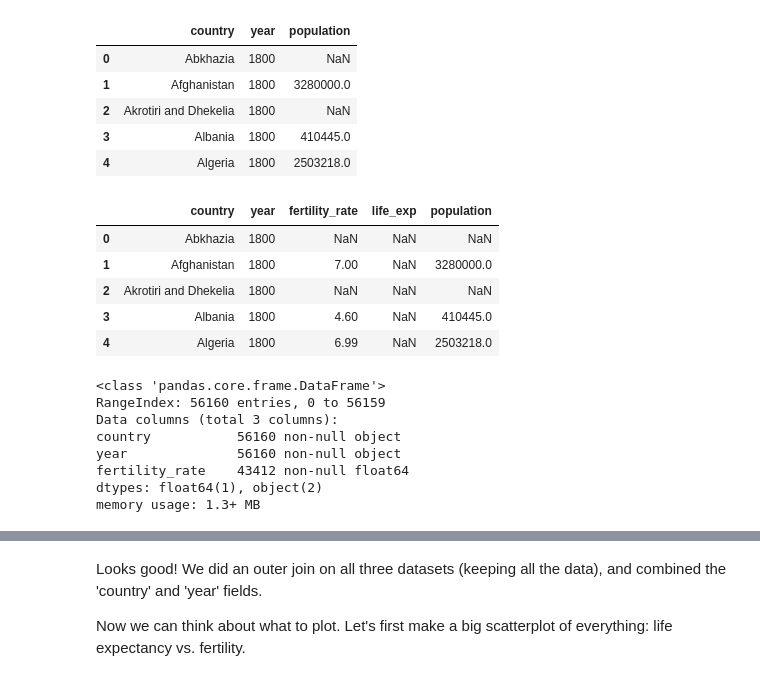
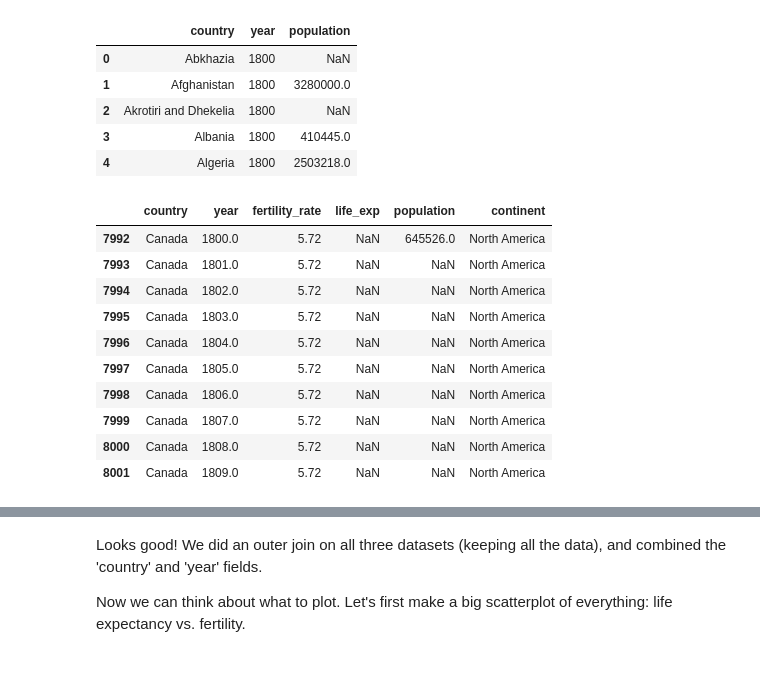
Before and after one commit to mbonsma/python-workshop, a Jupyter notebook: python-workshop.ipynb, the cells around one changed output, grey strips where cells are left out. Drawn from its saved outputs; the diff is of its cells as text; code cells hidden in the pictures.

```diff
--- a/python-workshop.ipynb
+++ b/python-workshop.ipynb
@@ -2092,9 +2092,14 @@ Want to make the cool plots from [Hans Rosling's Ted Talk](https://www.ted.com/t
 # %%
 # Hans Rosling's bubble plots
 
+# gapminder datasets
 children_per_woman = pd.read_csv("indicator undata total_fertility.csv")
 life_expectancy = pd.read_csv("indicator temporary life_expectancy_at_birth20130718.csv")
 population = pd.read_csv("indicator gapminder population.csv", thousands=',')
+
+# a list of continents for each country
+continents = pd.read_csv("Countries-Continents.csv")
+continents.columns = ['continent', 'country']
 # %%
 children_per_woman.head()
 # %% [output]
@@ -2167,23 +2182,19 @@ population.head()
 life_exp_fertility = pd.merge(children_per_woman, life_expectancy, how = 'outer', on=['country', 'year'])
 # %%
 life_exp_fertility = pd.merge(life_exp_fertility, population, how = 'outer', on = ['country', 'year'])
+# %%
+life_exp_fertility = pd.merge(life_exp_fertility, continents, how = 'outer', on = ['country'])
 # %%
-life_exp_fertility.head()
+life_exp_fertility[life_exp_fertility["country"] == "Canada"].head(10)
 # %% [output]
-|  | country | year | fertility_rate | life_exp | population |
-| 0 | Abkhazia | 1800 | NaN | NaN | NaN |
-| 1 | Afghanistan | 1800 | 7.00 | NaN | 3280000.0 |
-| 2 | Akrotiri and Dhekelia | 1800 | NaN | NaN | NaN |
-| 3 | Albania | 1800 | 4.60 | NaN | 410445.0 |
-| 4 | Algeria | 1800 | 6.99 | NaN | 2503218.0 |
+|  | country | year | fertility_rate | life_exp | population | continent |
+| 7992 | Canada | 1800.0 | 5.72 | NaN | 645526.0 | North America |
+| 7993 | Canada | 1801.0 | 5.72 | NaN | NaN | North America |
+| 7994 | Canada | 1802.0 | 5.72 | NaN | NaN | North America |
+| 7995 | Canada | 1803.0 | 5.72 | NaN | NaN | North America |
+| 7996 | Canada | 1804.0 | 5.72 | NaN | NaN | North America |
+| 7997 | Canada | 1805.0 | 5.72 | NaN | NaN | North America |
+| 7998 | Canada | 1806.0 | 5.72 | NaN | NaN | North America |
+| 7999 | Canada | 1807.0 | 5.72 | NaN | NaN | North America |
+| 8000 | Canada | 1808.0 | 5.72 | NaN | NaN | North America |
+| 8001 | Canada | 1809.0 | 5.72 | NaN | NaN | North America |
-# %%
-children_per_woman.info()
-# %% [output]
-<class 'pandas.core.frame.DataFrame'>
-RangeIndex: 56160 entries, 0 to 56159
-Data columns (total 3 columns):
-country           56160 non-null object
-year              56160 non-null object
-fertility_rate    43412 non-null float64
-dtypes: float64(1), object(2)
-memory usage: 1.3+ MB
```
Also changed, not shown: parts of 11 cells of this notebook.
